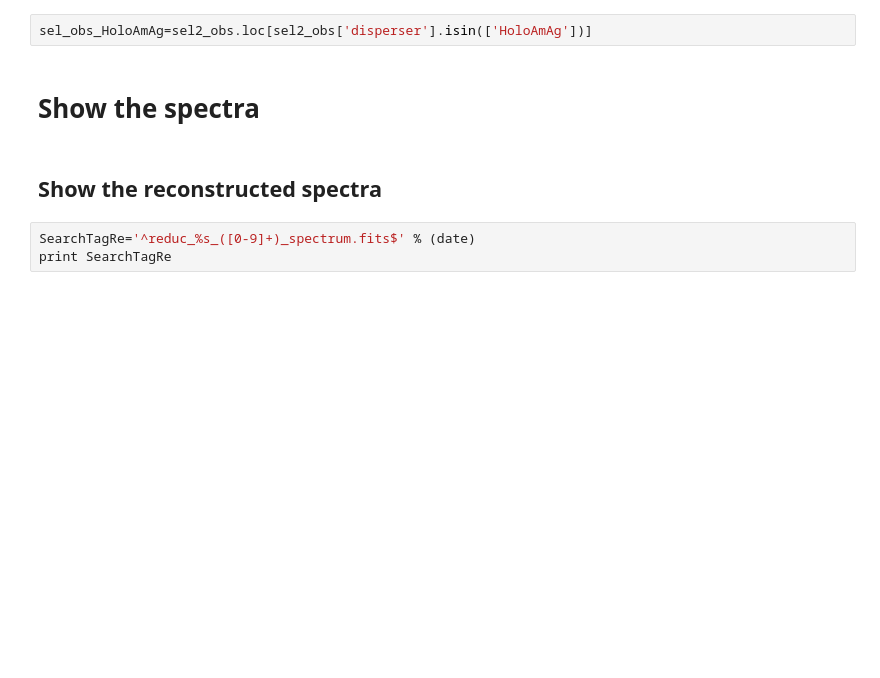
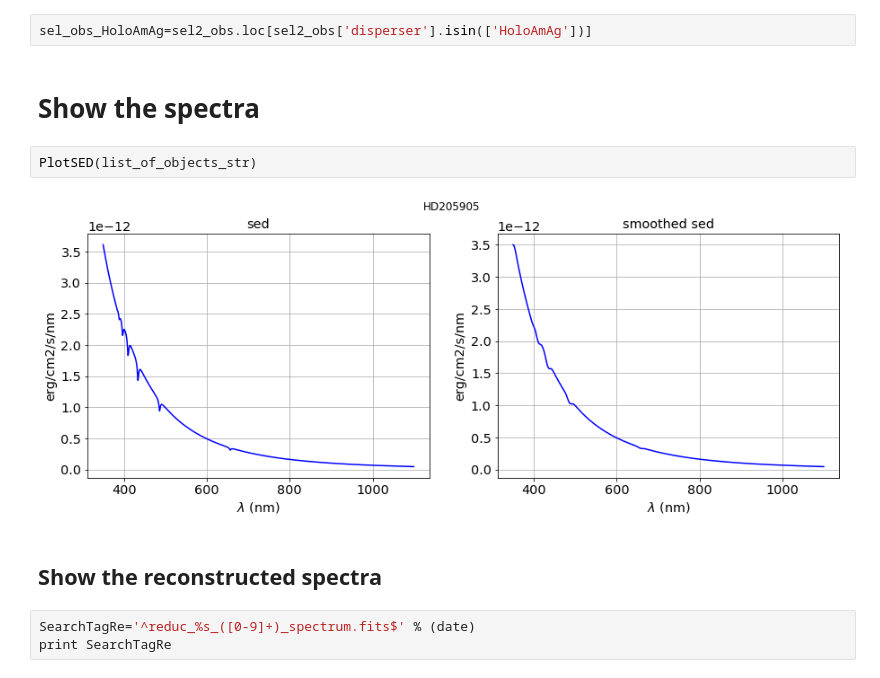
Before and after one commit to sylvielsstfr/SpectractorAnaAtm, a Jupyter notebook: ana_12jun17/HD205905/GetDisperserAttenuation_smooth.ipynb, the cells around one changed output. Drawn from its saved outputs; the diff is of its cells as text; blank space fills up the shorter version.

```diff
--- a/ana_12jun17/HD205905/GetDisperserAttenuation_smooth.ipynb
+++ b/ana_12jun17/HD205905/GetDisperserAttenuation_smooth.ipynb
@@ -566,6 +561,10 @@ sel_obs_HoloPhAg=sel2_obs.loc[sel2_obs['disperser'].isin(['HoloPhAg'])]
 sel_obs_HoloAmAg=sel2_obs.loc[sel2_obs['disperser'].isin(['HoloAmAg'])]
 # %% [markdown]
 # Show the spectra
+# %%
+PlotSED(list_of_objects_str)
+# %% [output]
+[figure, added]
 # %% [markdown]
 ## Show the reconstructed spectra
 # %%
```
Also changed, not shown: parts of 22 cells of this notebook, 1 other file.
